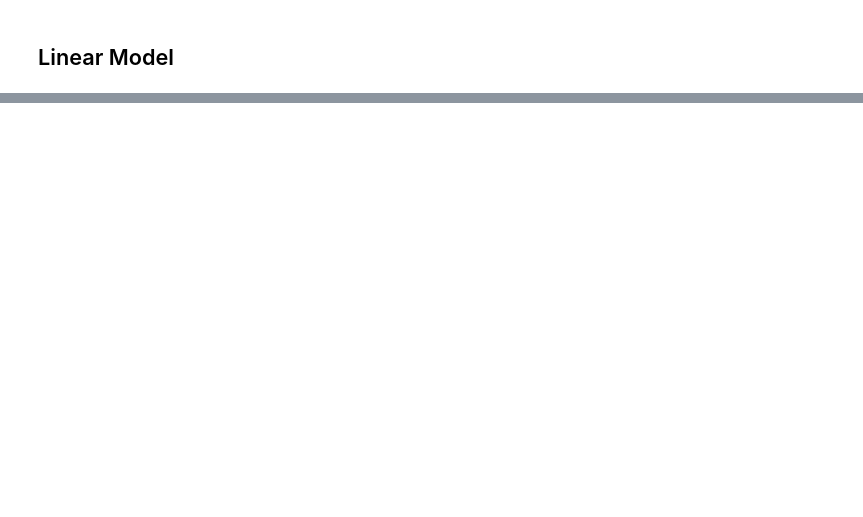
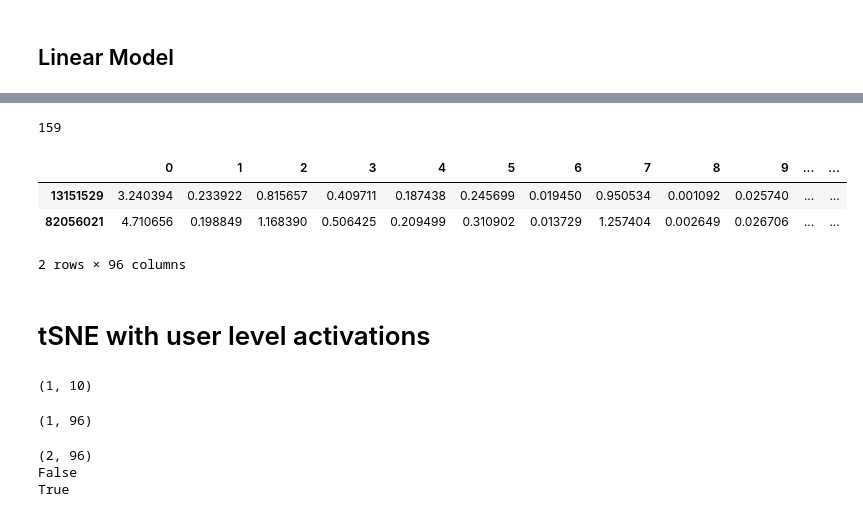
Before and after one commit to K-Shah3/SimCLR_HCHS, a Jupyter notebook: SimCLR_HCHS.ipynb, the cells around one changed output, grey strips where cells are left out. Saved outputs shown, nothing was run; the diff lists cells and outputs as text; code cells hidden in the pictures; blank space fills up the shorter version.

Commit message:
embeddings to predictions for hchs

```diff
--- a/SimCLR_HCHS.ipynb
+++ b/SimCLR_HCHS.ipynb
@@ -217,0 +282,65 @@ NameError: name 'simclr_model_save_path' is not defined
+# %%
+user_datasets_windowed = hchs_data_pre_processing.get_windows_dataset_from_user_list_format(user_datasets, window_size, shift=window_size//2)
+train_x, train_y, test_x, test_y = hchs_data_pre_processing.combine_windowed_dataset(user_datasets_windowed, train_users, test_users)
+# %%
+total_length = 0
+
+for user in user_datasets_windowed.keys():
+    if user in test_users:
+        total_length += user_datasets_windowed[user][0].shape[0]
+
+print(total_length)
+# %% [output]
+159
+# %%
+test_user_window_list = []
+for user in user_datasets_windowed.keys():
+    if user in test_users:
+        user_to_add = [user] * user_datasets_windowed[user][0].shape[0]
+        test_user_window_list += user_to_add
+# %%
+embeddings_dataframe = pd.DataFrame(embeddings)
+# embeddings_dataframe['user'] = test_user_window_list
+embeddings_dataframe.index = test_user_window_list
+user_level_activations = embeddings_dataframe.groupby(embeddings_dataframe.index).mean()
+user_level_activations_x = user_level_activations.shape[0]
+user_level_activations_y = user_level_activations.shape[1]
+# %%
+user_level_activations
+# %% [output]
+|  | 0 | 1 | 2 | 3 | 4 | 5 | 6 | 7 | 8 | 9 | ... | ... |
+| 13151529 | 3.240394 | 0.233922 | 0.815657 | 0.409711 | 0.187438 | 0.245699 | 0.019450 | 0.950534 | 0.001092 | 0.025740 | ... | ... |
+| 82056021 | 4.710656 | 0.198849 | 1.168390 | 0.506425 | 0.209499 | 0.310902 | 0.013729 | 1.257404 | 0.002649 | 0.026706 | ... | ... |
+2 rows × 96 columns
+# %% [markdown]
+# tSNE with user level activations
+# %%
+disease_labels = {'diabetes': {1: 'Non-diabetic', 2: 'Pre-diabetic', 3: 'Diabetic'}, 'sleep_apnea': {0: 'No', 1: 'Yes'}, 'hypertension': {0: 'No', 1: 'Yes'}, 'metabolic_syndrome': {0: 'No', 1: 'Yes'}, 'insomnia': {1: 'No clinically significant insomnia', 2: 'Subthreshold insomnia', 3: 'Clinical insomnia'}, 'gender': {0: 'female', 1: 'male'}}
+
+baseline_sueno_merged_no_na = pd.read_pickle(path_to_baseline_sueno_merge_no_na)
+test_baseline_sueno_merged_no_na_mask = baseline_sueno_merged_no_na.index.isin(test_users)
+test_baseline_sueno_merged_no_na = baseline_sueno_merged_no_na[test_baseline_sueno_merged_no_na_mask]
+test_baseline_sueno_merged_no_na.shape
+# %% [output]
+(1, 10)
+# %%
+user_level_activation_no_na_mask = user_level_activations.index.isin(test_baseline_sueno_merged_no_na.index)
+user_level_activation_no_na = user_level_activations[user_level_activation_no_na_mask]
+user_level_activation_no_na.shape
+# %% [output]
+(1, 96)
+# %%
+X = user_level_activations.values
+print(X.shape)
+for k in range(user_level_activations_y):
+    std = np.std(X[:,k])
+    if std==0.0:
+        continue
+    else:
+        X[:,k] = (X[:,k] / np.std(X[:,k]))
+print(np.any(np.isnan(X)))
+print(np.all(np.isfinite(X)))
+# %% [output]
+(2, 96)
+False
+True
```
Also changed, not shown: parts of 32 cells of this notebook, 14 other files.
